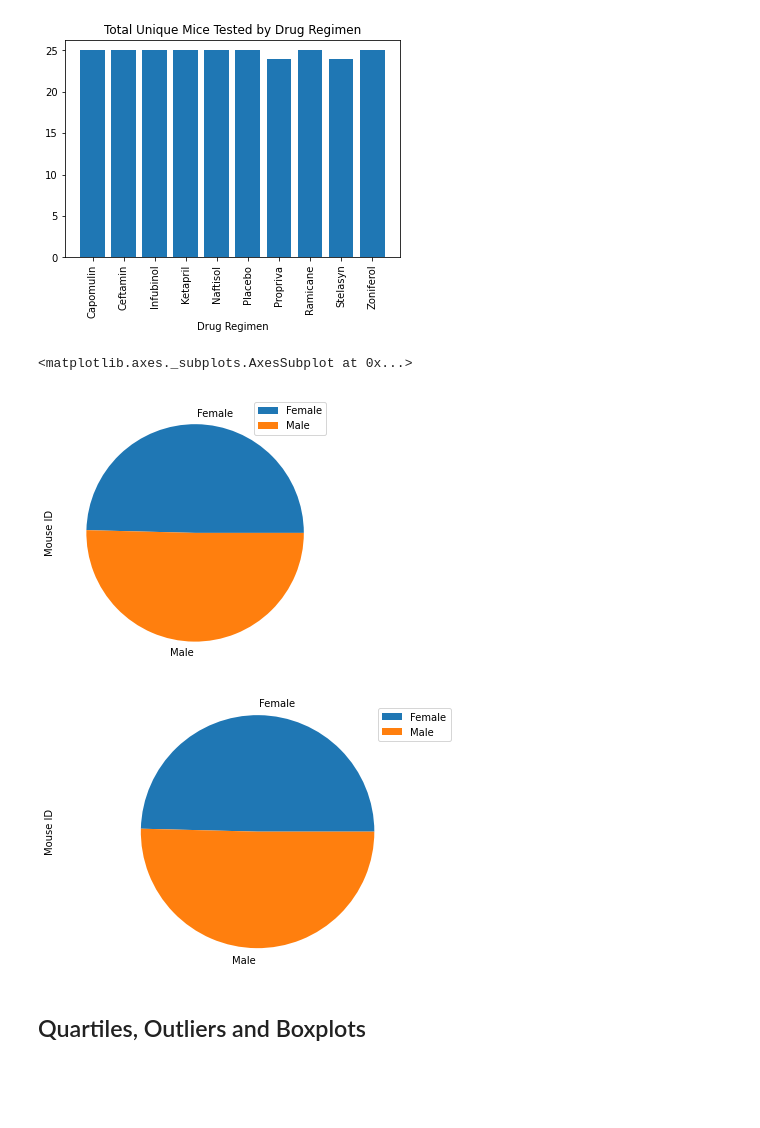
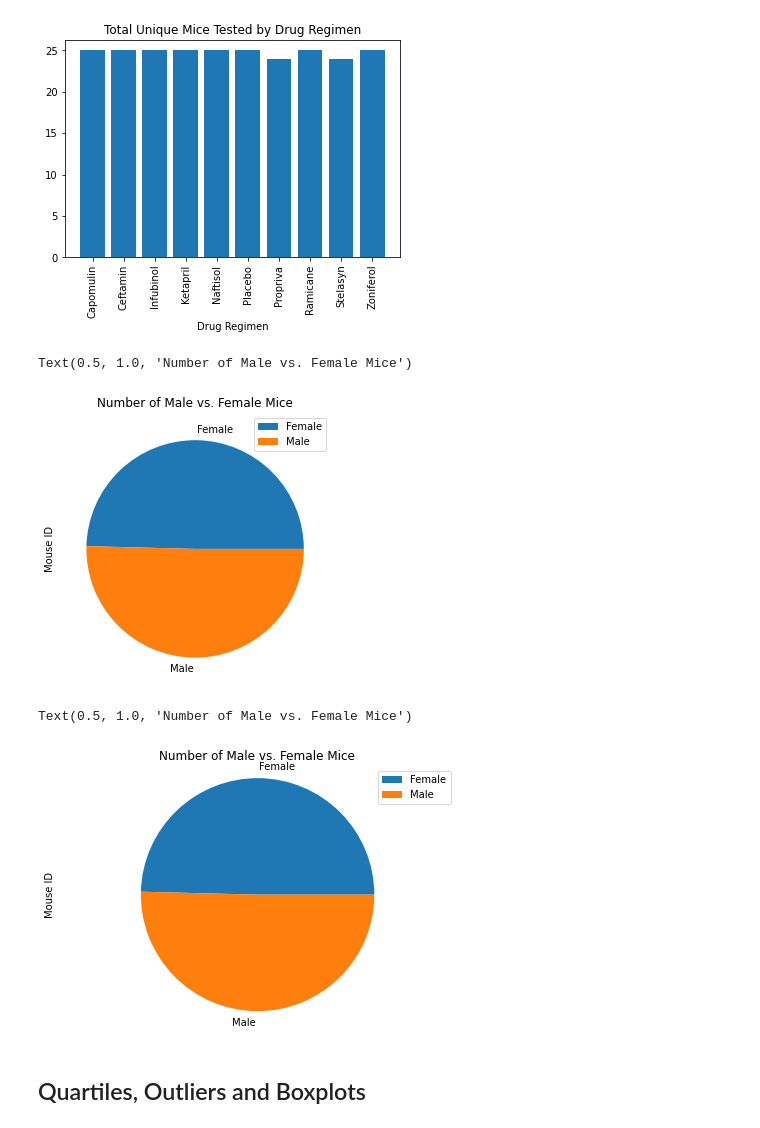
Before and after one commit to miaisrael/matplotlib-challenge, a Jupyter notebook: Pymaceuticals/pymaceuticals_starter.ipynb, the cells around one changed output. Cells and saved outputs as stored; diff of their text form; code cells hidden in the pictures; blank space fills up the shorter version.

```diff
--- a/Pymaceuticals/pymaceuticals_starter.ipynb
+++ b/Pymaceuticals/pymaceuticals_starter.ipynb
@@ -191,9 +198,10 @@ mouse_total= pie_data["Mouse ID"]
 # %%
 # Generate a pie plot showing the distribution of female versus male mice using pandas
 pie_data.plot(kind="pie", y= "Mouse ID", figsize= (5,5))
+plt.title("Number of Male vs. Female Mice")
 # %% [output]
-<matplotlib.axes._subplots.AxesSubplot at 0x...>
+Text(0.5, 1.0, 'Number of Male vs. Female Mice')
-[figure, old version]
+[figure, new version]
 # %%
 # Generate a pie plot showing the distribution of female versus male mice using pyplot
 plt.pie(mouse_total, labels= mouse_sex)
@@ -201,8 +209,10 @@ plt.legend (labels= mouse_sex, loc="upper right")
 plt.axis("equal")
 plt.ylabel("Mouse ID")
 plt.tight_layout()
+plt.title("Number of Male vs. Female Mice")
 # %% [output]
+Text(0.5, 1.0, 'Number of Male vs. Female Mice')
-[figure, old version]
+[figure, new version]
 # %% [markdown]
 ## Quartiles, Outliers and Boxplots
 # %%
```
Also changed, not shown: parts of 6 cells of this notebook.
